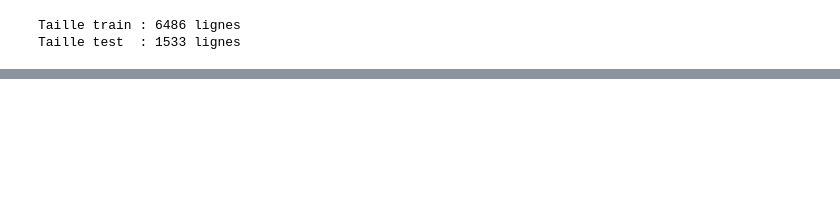
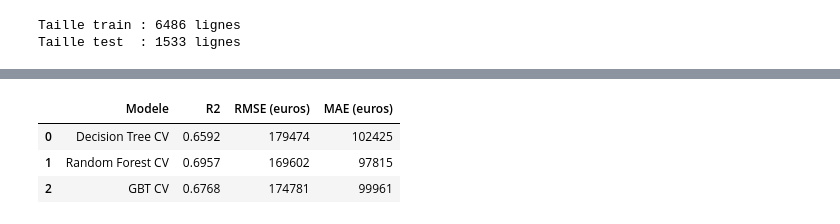
Before and after one commit to AnneliMks/projet-big-data, a Jupyter notebook: Modele.ipynb, the cells around one changed output, grey strips where cells are left out. Drawn from its saved outputs; the diff is of its cells as text; code cells hidden in the pictures; blank space fills up the shorter version.

```diff
--- a/Modele.ipynb
+++ b/Modele.ipynb
@@ -188,0 +203,26 @@ RMSE la plus faible : 184,267 c'est l'erreur moyenne la plus petite
+# %%
+dt_pred  = cv_model_dt.transform(test_data)
+rf_pred  = cv_model_rf.transform(test_data)
+gbt_pred = cv_model_gbt.transform(test_data)
+
+resultats = pd.DataFrame({
+    "Modele":["Decision Tree CV", "Random Forest CV", "GBT CV"],
+    "R2":[round(evaluator.evaluate(dt_pred), 4),
+                     round(evaluator.evaluate(rf_pred), 4),
+                     round(evaluator.evaluate(gbt_pred), 4)],
+    "RMSE (euros)": [round(rmse_eval.evaluate(dt_pred)),
+                     round(rmse_eval.evaluate(rf_pred)),
+                     round(rmse_eval.evaluate(gbt_pred))],
+    "MAE (euros)":  [round(mae_eval.evaluate(dt_pred)),
+                     round(mae_eval.evaluate(rf_pred)),
+                     round(mae_eval.evaluate(gbt_pred))]
+})
+
+
+
+meilleur_idx = resultats['R2'].idxmax()
+meilleur     = resultats.loc[meilleur_idx]
+print(f"Meilleur modèle : {meilleur['Modele']}")
+print(f"   R2   : {meilleur['R2']}")
+print(f"   RMSE : {meilleur['RMSE (euros)']:,} €")
+print(f"   MAE  : {meilleur['MAE (euros)']:,} €")
@@ -188,0 +278,7 @@ RMSE la plus faible : 184,267 c'est l'erreur moyenne la plus petite
+# %%
+display(resultats)
+# %% [output]
+|  | Modele | R2 | RMSE (euros) | MAE (euros) |
+| 0 | Decision Tree CV | 0.6592 | 179474 | 102425 |
+| 1 | Random Forest CV | 0.6957 | 169602 | 97815 |
+| 2 | GBT CV | 0.6768 | 174781 | 99961 |
```
Also changed, not shown: parts of 20 cells of this notebook.
